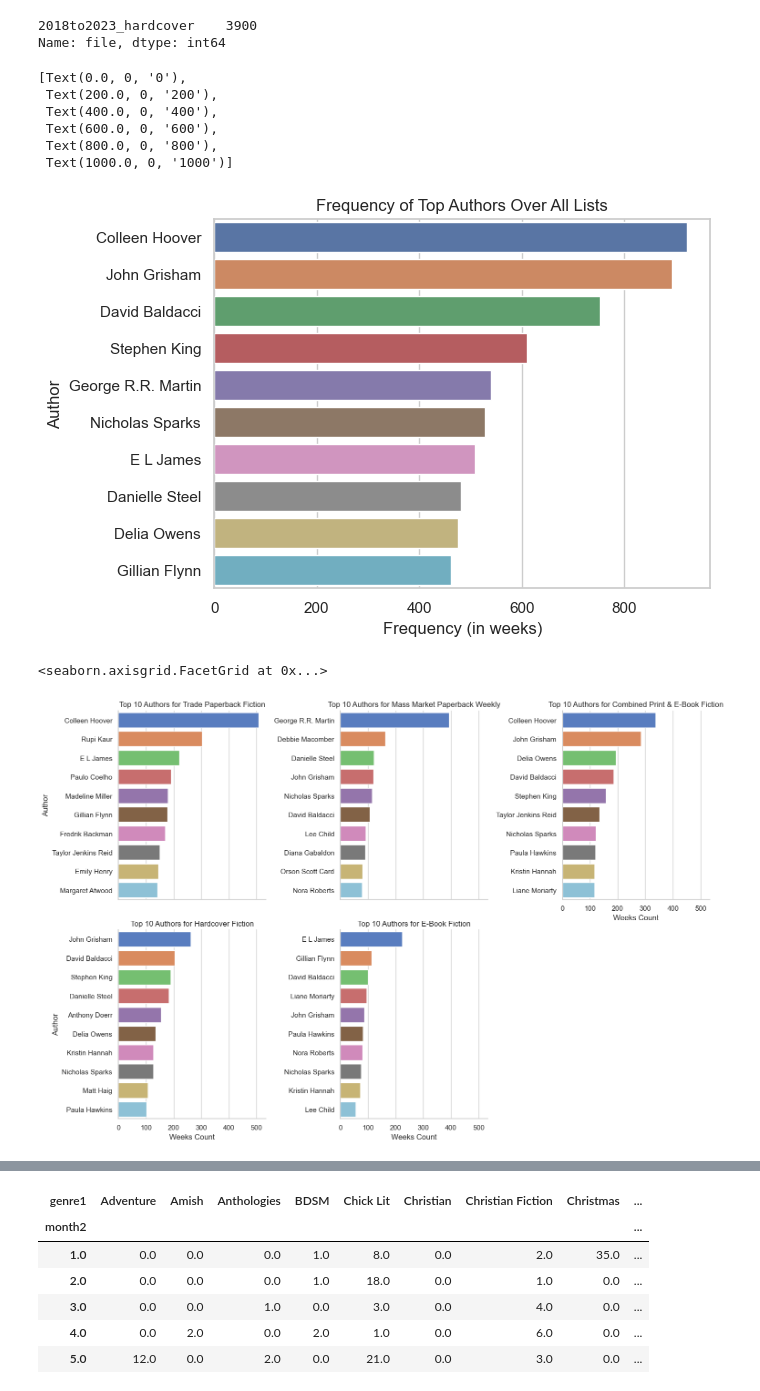
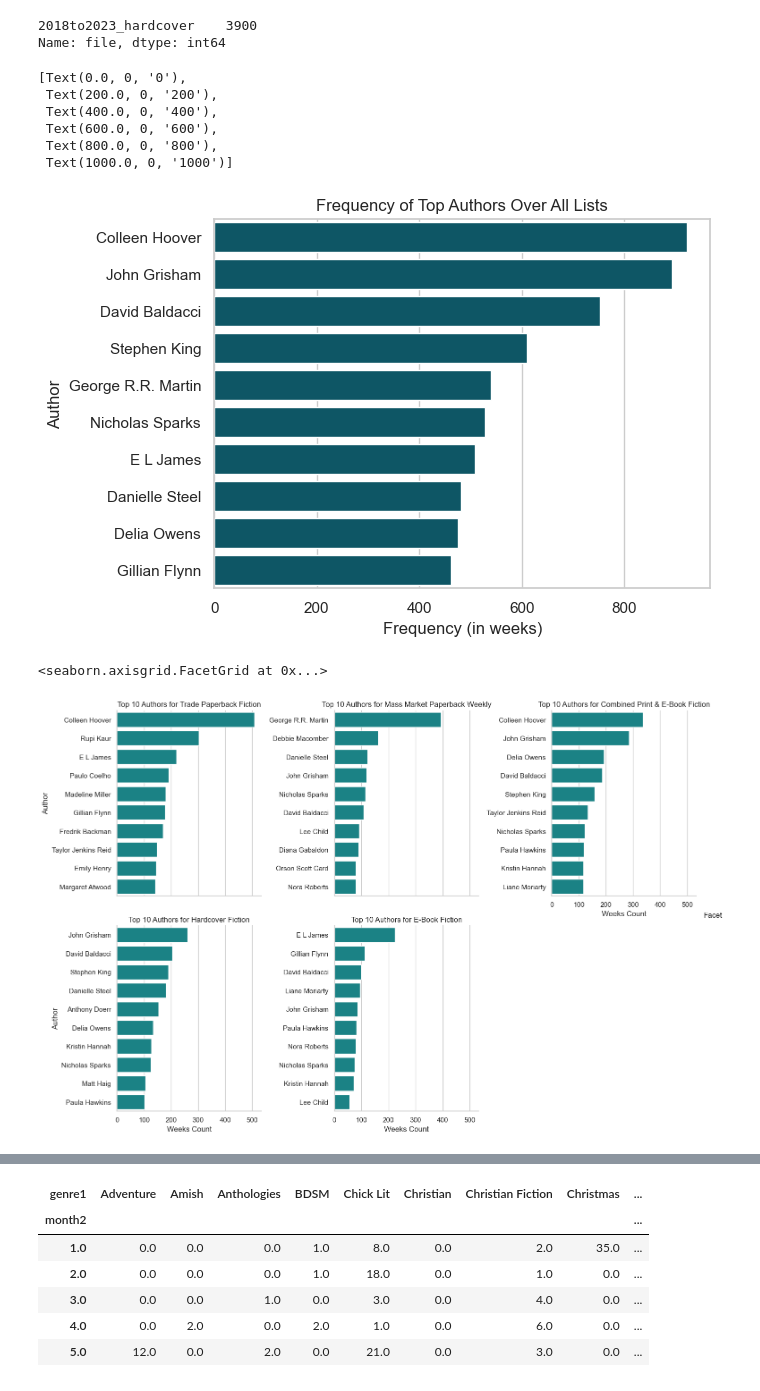
Before and after one commit to melaniewesson/bestseller_capstone, a Jupyter notebook: notebooks/bestsellers_analysis.ipynb, the cells around one changed output, grey strips where cells are left out. Cells and saved outputs as stored; diff of their text form; code cells hidden in the pictures.

```diff
--- a/notebooks/bestsellers_analysis.ipynb
+++ b/notebooks/bestsellers_analysis.ipynb
@@ -5,6 +5,9 @@ import matplotlib.pyplot as plt
 import numpy as np
 # %%
 pd.set_option('display.max_columns', None)
+# %%
+#normalize charting
+sns.set_theme()
 # %%
 #read in csvs 1. nyt_api = all nyt api scrape 2. goodreads1 = everything from 1st goodreads scrape 3. goodreads2 = everything from second scrape
 nyt_api = pd.read_csv(r"C:\Users\melan\Documents\DA8\Projects\bestseller_capstone\data\merged_dataframe2.csv")
@@ -321,21 +324,23 @@ author_counts = full_merge['author'].value_counts()
 top_10_authors = author_counts.head(10)
 # %%
 #Turn into a horizontal bar chart
+color= "#005F73"
 sns.set_theme(style="whitegrid")
-sns.set_color_codes("muted")
+sns.set_palette([color])
 bar = sns.barplot(x=top_10_authors.values,
                   y=top_10_authors.index,
-                  orient='h')
+                  orient='h',
+                  color=color)
 bar.set(ylabel="Author", xlabel='Frequency (in weeks)', title="Frequency of Top Authors Over All Lists")
 bar.set_xticklabels(bar.get_xticklabels(), rotation=0)
 # %% [output]
 [Text(0.0, 0, '0'),
  Text(200.0, 0, '200'),
  Text(400.0, 0, '400'),
  Text(600.0, 0, '600'),
  Text(800.0, 0, '800'),
  Text(1000.0, 0, '1000')]
-[figure, old version]
+[figure, new version]
 # %%
 #Find top 10 authors for each book list
 grouped_by_list = full_merge.groupby(['nyt_list', 'author']).size().reset_index(name='weeks_count')
@@ -350,12 +357,14 @@ top_10_author_by_week = top_10_author_by_week.groupby('nyt_list').head(10)
 # %%
 # Make facetgrid with each nyt_list category's top 10 authors
+color2 = "#0A9396"
 ax = sns.FacetGrid(top_10_author_by_week, col='nyt_list', col_wrap=3, height=5, sharey=False)
-ax.map(sns.barplot, 'weeks_count', 'author', palette='muted')
+ax.map(sns.barplot, 'weeks_count', 'author', color=color2)
 ax.set_titles('Top 10 Authors for {col_name}')
 ax.set_axis_labels('Weeks Count', 'Author')
+ax.add_legend(title="Facet")
 # %% [output]
 <seaborn.axisgrid.FacetGrid at 0x...>
-[figure, old version]
+[figure, new version]
 # %%
 # #Figure out how to have authors have standardized colors across charts for easier comparison
 # #Define color dictionary
```
Also changed, not shown: parts of 29 cells of this notebook.
